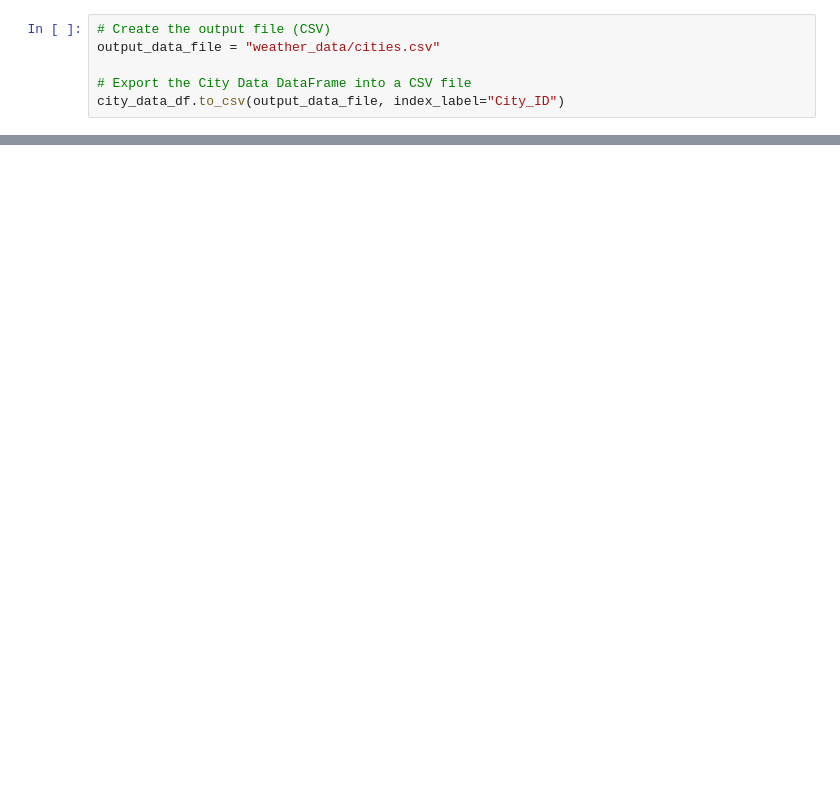
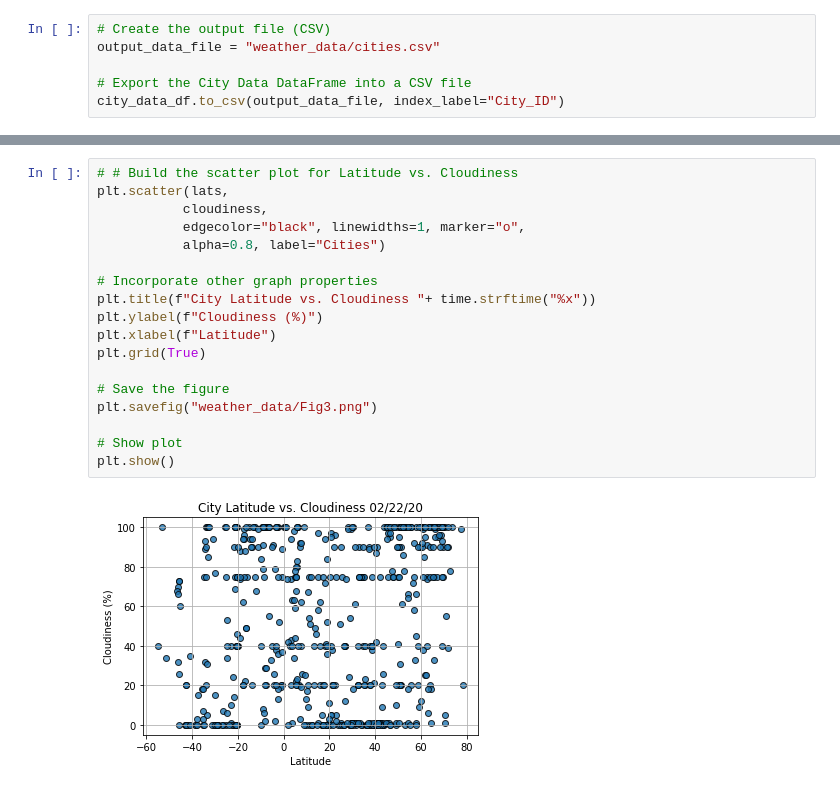
Before and after one commit to mcarter-00/World-Weather-Analysis, a Jupyter notebook: WeatherPy.ipynb, the cells around one changed output, grey strips where cells are left out. Cells and saved outputs as stored; diff of their text form; blank space fills up the shorter version.

```diff
--- a/WeatherPy.ipynb
+++ b/WeatherPy.ipynb
@@ -193,0 +252,20 @@ city_data_df.to_csv(output_data_file, index_label="City_ID")
+# %%
+# # Build the scatter plot for Latitude vs. Cloudiness
+plt.scatter(lats,
+           cloudiness,
+           edgecolor="black", linewidths=1, marker="o",
+           alpha=0.8, label="Cities")
+
+# Incorporate other graph properties
+plt.title(f"City Latitude vs. Cloudiness "+ time.strftime("%x"))
+plt.ylabel(f"Cloudiness (%)")
+plt.xlabel(f"Latitude")
+plt.grid(True)
+
+# Save the figure
+plt.savefig("weather_data/Fig3.png")
+
+# Show plot
+plt.show()
+# %% [output]
+[figure, added]
```
Also changed, not shown: parts of 12 cells of this notebook, 6 other files.
